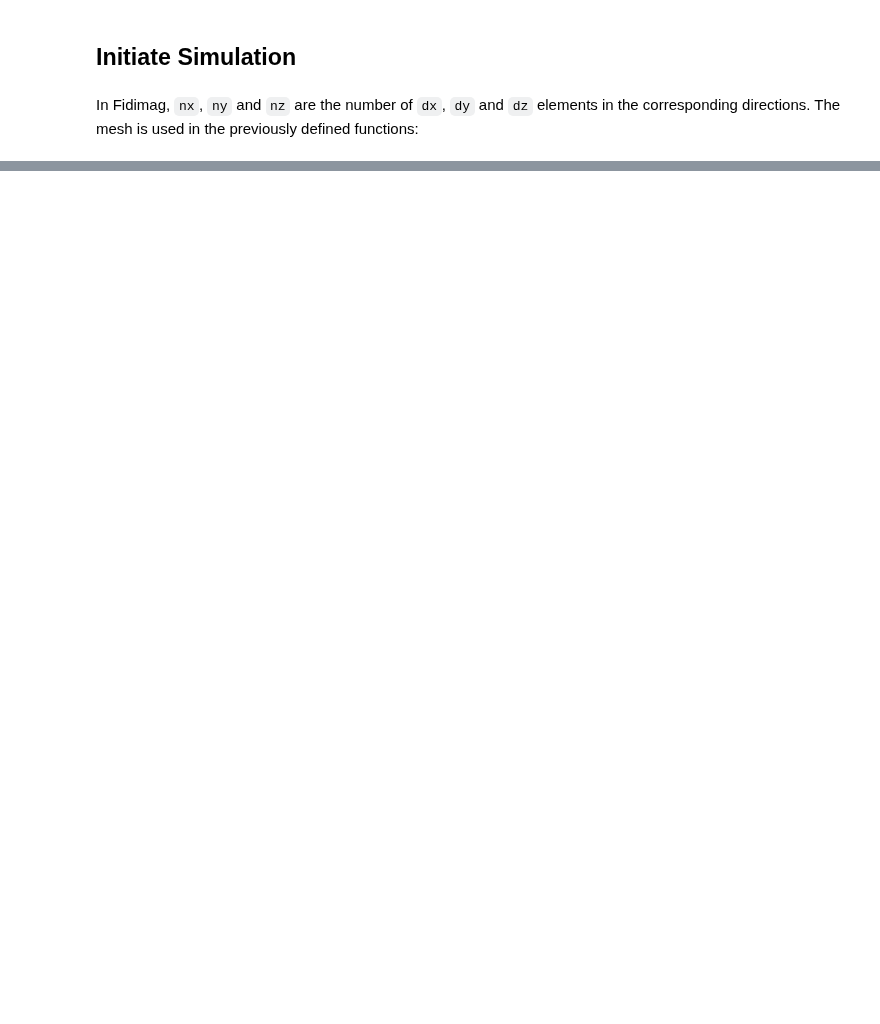
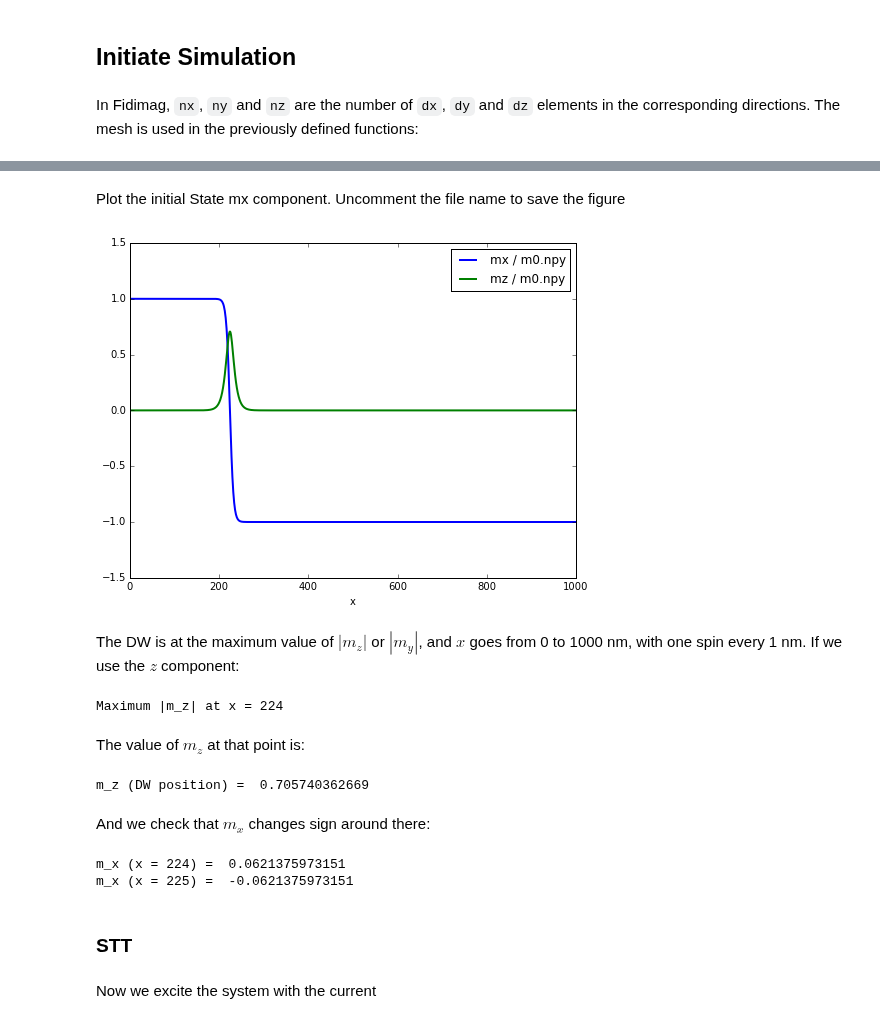
Before and after one commit to computationalmodelling/fidimag, a Jupyter notebook: doc/ipynb/STT_DW_motion.ipynb, the cells around one changed output, grey strips where cells are left out. Saved outputs shown, nothing was run; the diff lists cells and outputs as text; code cells hidden in the pictures; blank space fills up the shorter version.

```diff
--- a/doc/ipynb/STT_DW_motion.ipynb
+++ b/doc/ipynb/STT_DW_motion.ipynb
@@ -95,7 +90,7 @@ def plot_magnetisation(_list, save_file=None):
 
     """
 
-    plt.figure()
+    plt.figure(figsize=(8, 6))
 
     comp = {'mx': 0, 'my': 1, 'mz': 2}
 
@@ -115,9 +110,10 @@ def plot_magnetisation(_list, save_file=None):
         mx = data[comp[element[1]]]
 
         # The label is the component and the file name
-        plt.plot(mx, '--',
+        plt.plot(mx,
                  label=element[1] + ' / %s' % element[0],
-                 dashes=(2, 2))
+                 lw=2
+                 )
 
     plt.legend()
     # We assume the chain is in the x direction
@@ -196,0 +207,37 @@ deal_plot([['m0.npy', 'mx']],
+# %% [markdown]
+Plot the initial State mx component. Uncomment the file name to save the figure
+# %%
+plot_magnetisation([['m0.npy', 'mx'], ['m0.npy', 'mz']],
+          # save_file='initial_state.pdf'
+          )
+# %% [output]
+[figure, added]
+# %% [markdown]
+The DW is at the maximum value of $|m_z|$ or $|m_y|$, and $x$ goes from 0 to 1000 nm, with one spin every 1 nm. If we use the $z$ component:
+# %%
+m0_z = np.load('m0.npy').reshape(3, -1)[2]
+x = np.arange(len(m0_z))
+index_max = np.argmax(np.abs(m0_z))
+
+print 'Maximum |m_z| at x =', x[index_max]
+# %% [output]
+Maximum |m_z| at x = 224
+# %% [markdown]
+The value of $m_z$ at that point is:
+# %%
+print 'm_z (DW position) = ', m0_z[index_max]
+# %% [output]
+m_z (DW position) =  0.705740362669
+# %% [markdown]
+And we check that $m_x$ changes sign around there:
+# %%
+m0_x = np.load('m0.npy').reshape(3, -1)[0]
+print 'm_x (x = %d) = ' % index_max, m0_x[index_max]
+print 'm_x (x = %d) = ' % (index_max + 1), m0_x[index_max + 1]
+# %% [output]
+m_x (x = 224) =  0.0621375973151
+m_x (x = 225) =  -0.0621375973151
+# %% [markdown]
+### STT
+# %% [markdown]
+Now we excite the system with the current
```
Also changed, not shown: parts of 11 cells of this notebook.
